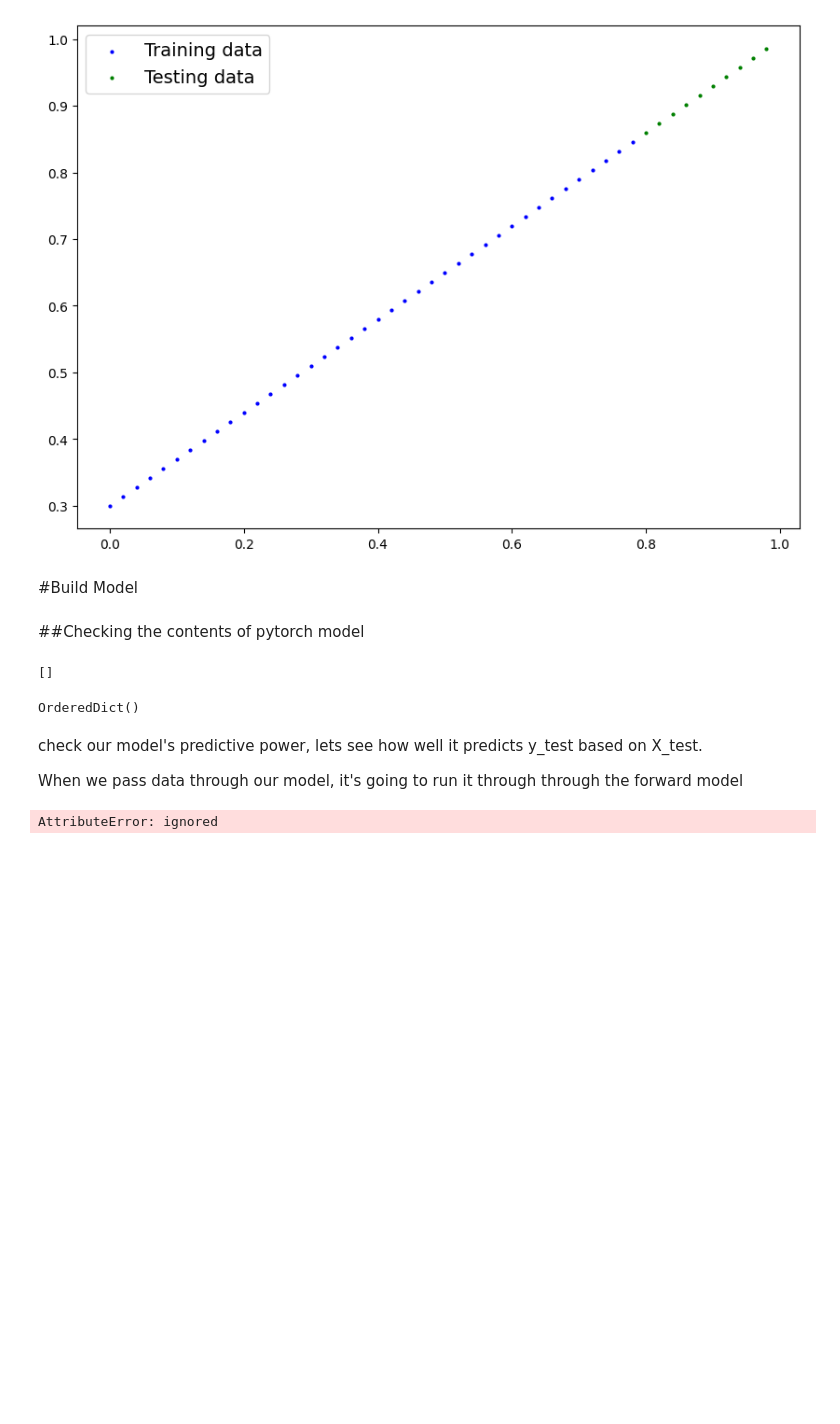
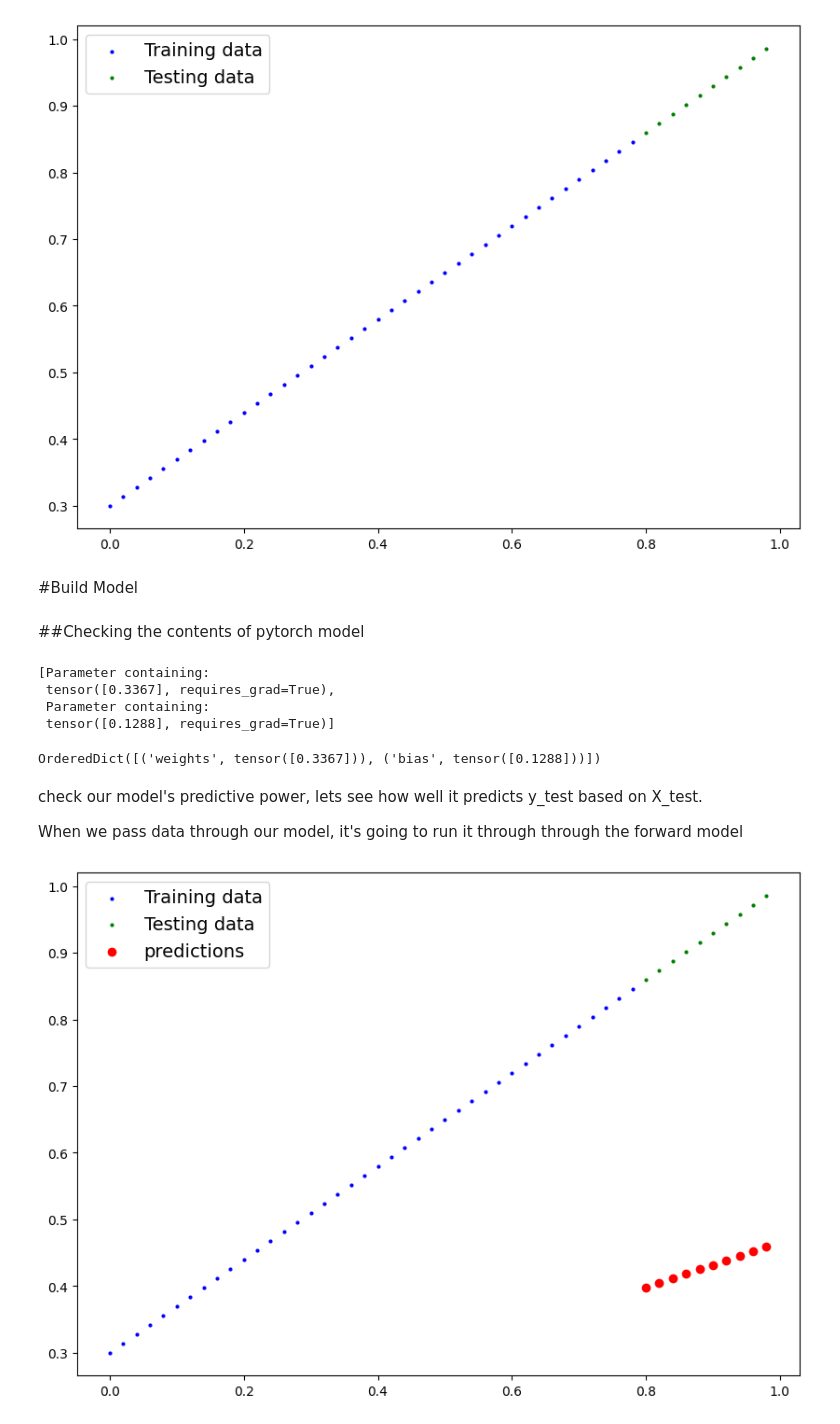
Before and after one commit to Aramaan/Pytorch, a Jupyter notebook: DL2.ipynb, the cells around one changed output. Cells and saved outputs as stored; diff of their text form; code cells hidden in the pictures; blank space fills up the shorter version.

```diff
--- a/DL2.ipynb
+++ b/DL2.ipynb
@@ -104,14 +104,10 @@ plot_predictions()
 # Create linear regression model class
 
 class LinearRegressionModel(nn.Module): #Almost everything in Pytorch uses nn.Module
-  def __inti__(self):
+  def __init__(self):
     super().__init__()
-    self.weights = nn.Parameter(torch.randn(1,
-                                            reqires_grad = True,
-                                            dtype = torch.float))
-    self.bias = nn.Parameter(torch.randn(1,
-                                         requires_grad = True,
-                                         dtype = torch.float))
+    self.weights = nn.Parameter(torch.randn(1))#requires_grad = True
+    self.bias = nn.Parameter(torch.randn(1,))#dtype = torch.float
   #forward method to define the computation in the model
   def forward(self, x: torch.Tensor) -> torch.Tensor: # <- "X"
     return self.weights * x + self.bias #this is the linear regression formula
@@ -125,11 +121,14 @@ model_0 = LinearRegressionModel()
 model_0.state_dict()
 list(model_0.parameters())
 # %% [output]
-[]
+[Parameter containing:
+ tensor([0.3367], requires_grad=True),
+ Parameter containing:
+ tensor([0.1288], requires_grad=True)]
 # %%
 model_0.state_dict()
 # %% [output]
-OrderedDict()
+OrderedDict([('weights', tensor([0.3367])), ('bias', tensor([0.1288]))])
 # %% [markdown]
  check our model's predictive power,
 lets see how well it predicts y_test based on X_test.
@@ -138,7 +137,9 @@ When we pass data through our model,
  it's going to run it through through the forward model
 # %%
 #make predictions with model():
-with torch.inference_mode():
+with torch.inference_mode(): #context manager
   y_preds = model_0(X_test)
+
+plot_predictions(predictions=y_preds)
 # %% [output]
-AttributeError: ignored
+[figure, added]
```
Also changed, not shown: parts of 4 cells of this notebook.
